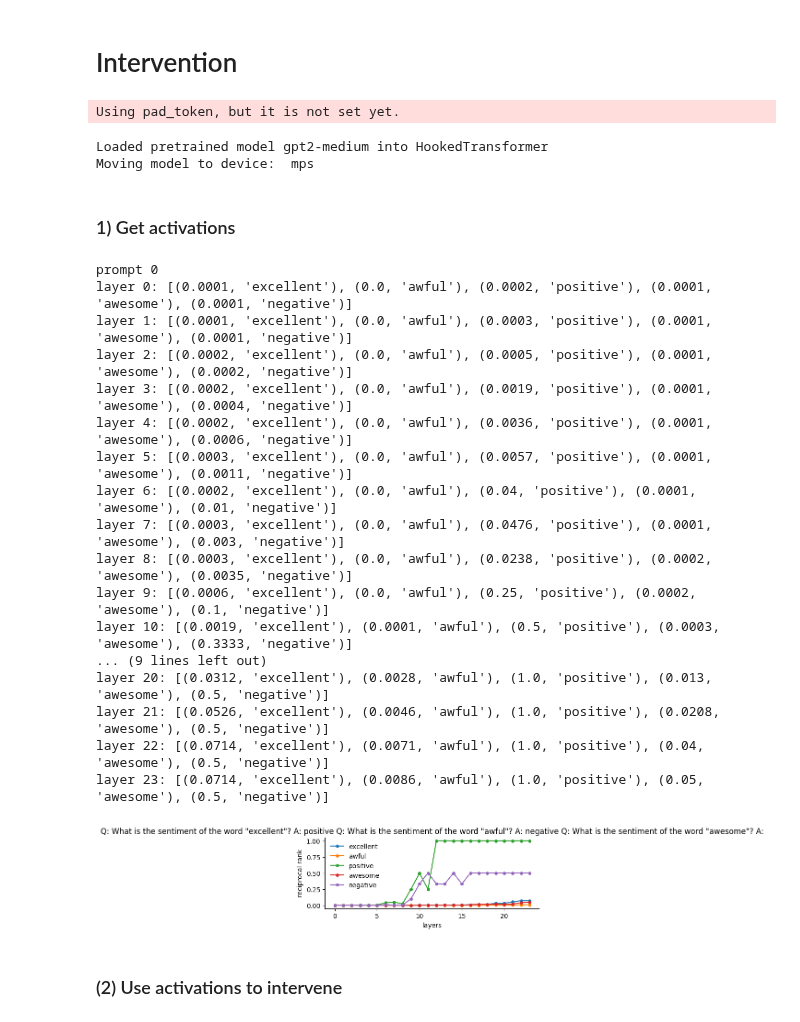
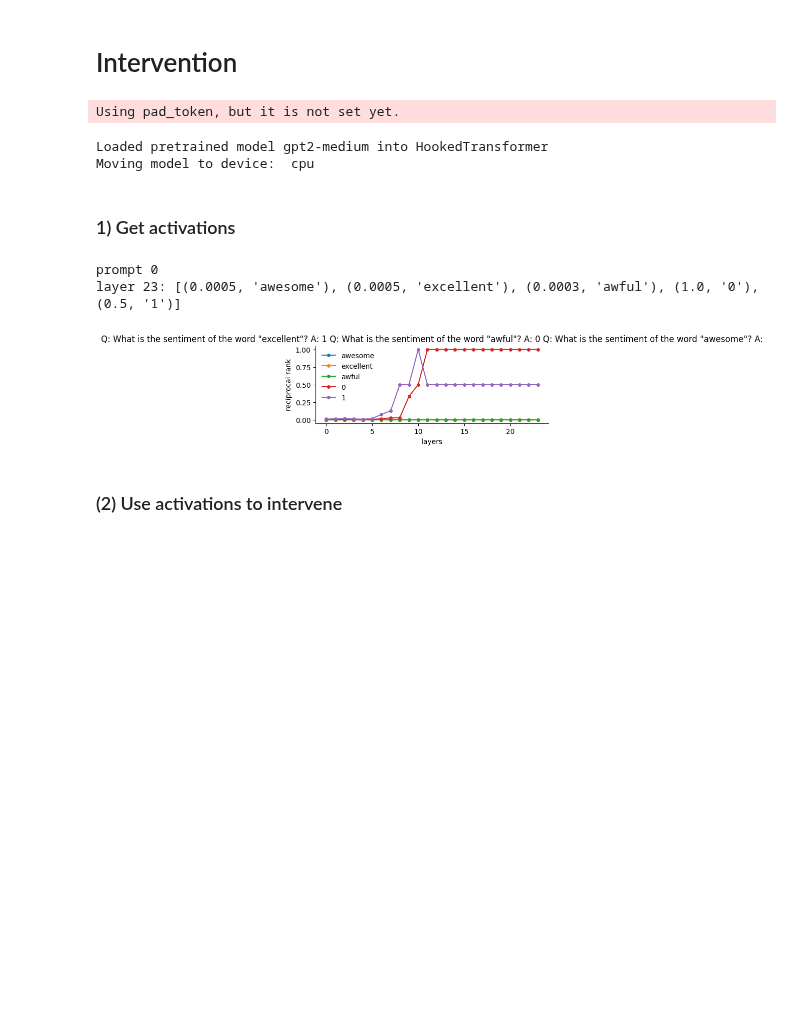
Before and after one commit to kdu4108/measureLM, a Jupyter notebook: notebooks/intervene/intervention v3.ipynb, the cells around one changed output. Saved outputs shown, nothing was run; the diff lists cells and outputs as text; code cells hidden in the pictures; blank space fills up the shorter version.

Commit message:
sentiment experiments unsuccesful

```diff
--- a/notebooks/intervene/intervention v3.ipynb
+++ b/notebooks/intervene/intervention v3.ipynb
@@ -4,46 +4,33 @@
 import torch, transformer_lens, itertools
 from measureLM import visualizing, decoding, patching, scoring
 # %%
-model = transformer_lens.HookedTransformer.from_pretrained("gpt2-medium").to("mps")
+model = transformer_lens.HookedTransformer.from_pretrained("gpt2-medium").to("cpu")
 model.cfg.spacing = "Ġ"
 model.tokenizer.pad_token = model.tokenizer.eos_token
 # %% [output]
 Using pad_token, but it is not set yet.
 Loaded pretrained model gpt2-medium into HookedTransformer
-Moving model to device:  mps
+Moving model to device:  cpu
 # %% [markdown]
 ### 1) Get activations
 # %%
-args = [("excellent","positive"), ("awful","negative"), ("awesome","positive")]
+args = [("excellent","1"), ("awful","0"), ("awesome","1")]
 prompts = [f'Q: What is the sentiment of the word "{args[0][0]}"? A: {args[0][1]} Q: What is the sentiment of the word "{args[1][0]}"? A: {args[1][1]} Q: What is the sentiment of the word "{args[2][0]}"? A:']
+
+#args = [("excellent","1"), ("awful","0"), ("bad","0")]
+#prompts = [f'The sentiment of {args[0][0]} is {args[0][1]}. The sentiment of {args[1][0]} is {args[1][1]}. The sentiment of {args[2][0]} is']
 
 logits, activs, tokens = decoding.encode(prompts, model)
 layer_scores = decoding.early_decoding(activs, model)
-
 token_candidates = list(set(itertools.chain(*args)))
 
 tok_idx = scoring.token_select(tokens, model)
 scored_tokens = scoring.scores_to_tokens(layer_scores, tok_idx, model, mode=token_candidates)
 visualizing.visualize_token_ranks(scored_tokens, token_candidates, prompts)
 # %% [output]
 prompt 0
-layer 0: [(0.0001, 'excellent'), (0.0, 'awful'), (0.0002, 'positive'), (0.0001, 'awesome'), (0.0001, 'negative')]
-layer 1: [(0.0001, 'excellent'), (0.0, 'awful'), (0.0003, 'positive'), (0.0001, 'awesome'), (0.0001, 'negative')]
-layer 2: [(0.0002, 'excellent'), (0.0, 'awful'), (0.0005, 'positive'), (0.0001, 'awesome'), (0.0002, 'negative')]
-layer 3: [(0.0002, 'excellent'), (0.0, 'awful'), (0.0019, 'positive'), (0.0001, 'awesome'), (0.0004, 'negative')]
-layer 4: [(0.0002, 'excellent'), (0.0, 'awful'), (0.0036, 'positive'), (0.0001, 'awesome'), (0.0006, 'negative')]
-layer 5: [(0.0003, 'excellent'), (0.0, 'awful'), (0.0057, 'positive'), (0.0001, 'awesome'), (0.0011, 'negative')]
-layer 6: [(0.0002, 'excellent'), (0.0, 'awful'), (0.04, 'positive'), (0.0001, 'awesome'), (0.01, 'negative')]
-layer 7: [(0.0003, 'excellent'), (0.0, 'awful'), (0.0476, 'positive'), (0.0001, 'awesome'), (0.003, 'negative')]
-layer 8: [(0.0003, 'excellent'), (0.0, 'awful'), (0.0238, 'positive'), (0.0002, 'awesome'), (0.0035, 'negative')]
-layer 9: [(0.0006, 'excellent'), (0.0, 'awful'), (0.25, 'positive'), (0.0002, 'awesome'), (0.1, 'negative')]
-layer 10: [(0.0019, 'excellent'), (0.0001, 'awful'), (0.5, 'positive'), (0.0003, 'awesome'), (0.3333, 'negative')]
-... (9 lines left out)
-layer 20: [(0.0312, 'excellent'), (0.0028, 'awful'), (1.0, 'positive'), (0.013, 'awesome'), (0.5, 'negative')]
-layer 21: [(0.0526, 'excellent'), (0.0046, 'awful'), (1.0, 'positive'), (0.0208, 'awesome'), (0.5, 'negative')]
-layer 22: [(0.0714, 'excellent'), (0.0071, 'awful'), (1.0, 'positive'), (0.04, 'awesome'), (0.5, 'negative')]
-layer 23: [(0.0714, 'excellent'), (0.0086, 'awful'), (1.0, 'positive'), (0.05, 'awesome'), (0.5, 'negative')]
+layer 23: [(0.0005, 'awesome'), (0.0005, 'excellent'), (0.0003, 'awful'), (1.0, '0'), (0.5, '1')]
-[figure, old version]
+[figure, new version]
 # %% [markdown]
 ### (2) Use activations to intervene
 # %%
```
Also changed, not shown: parts of 1 cell of this notebook, 3 other files.
